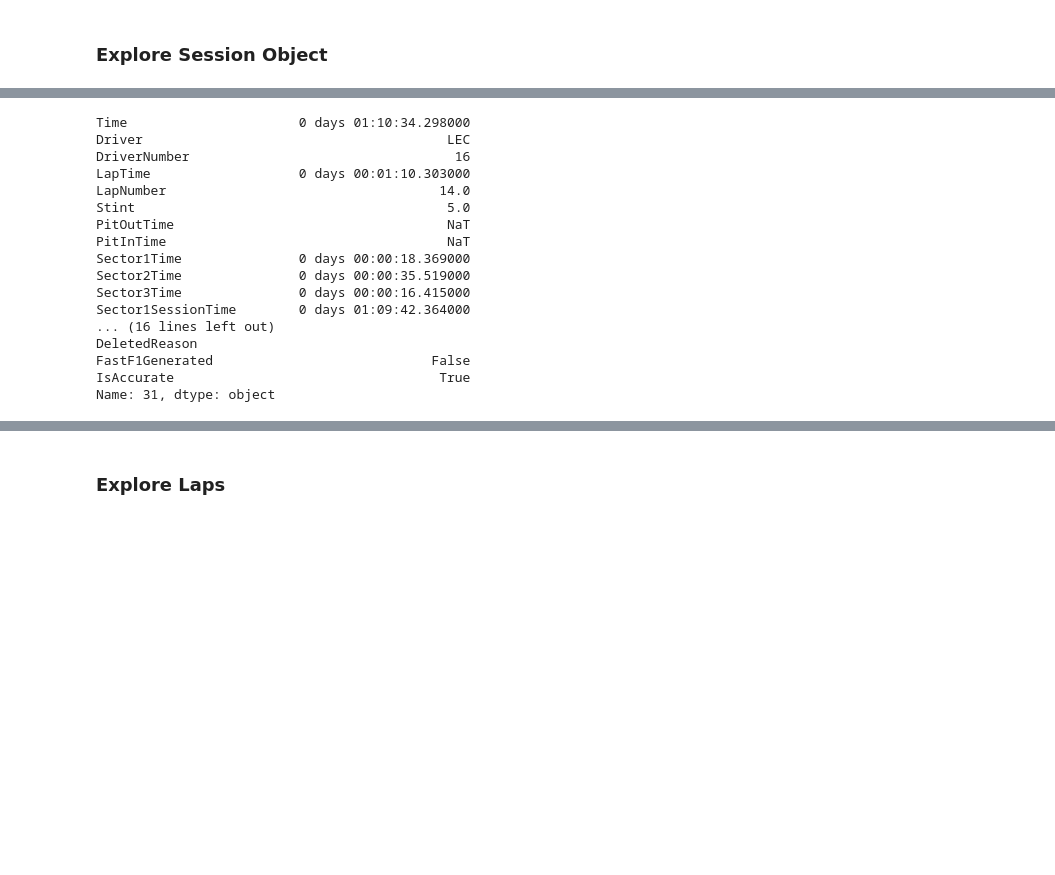
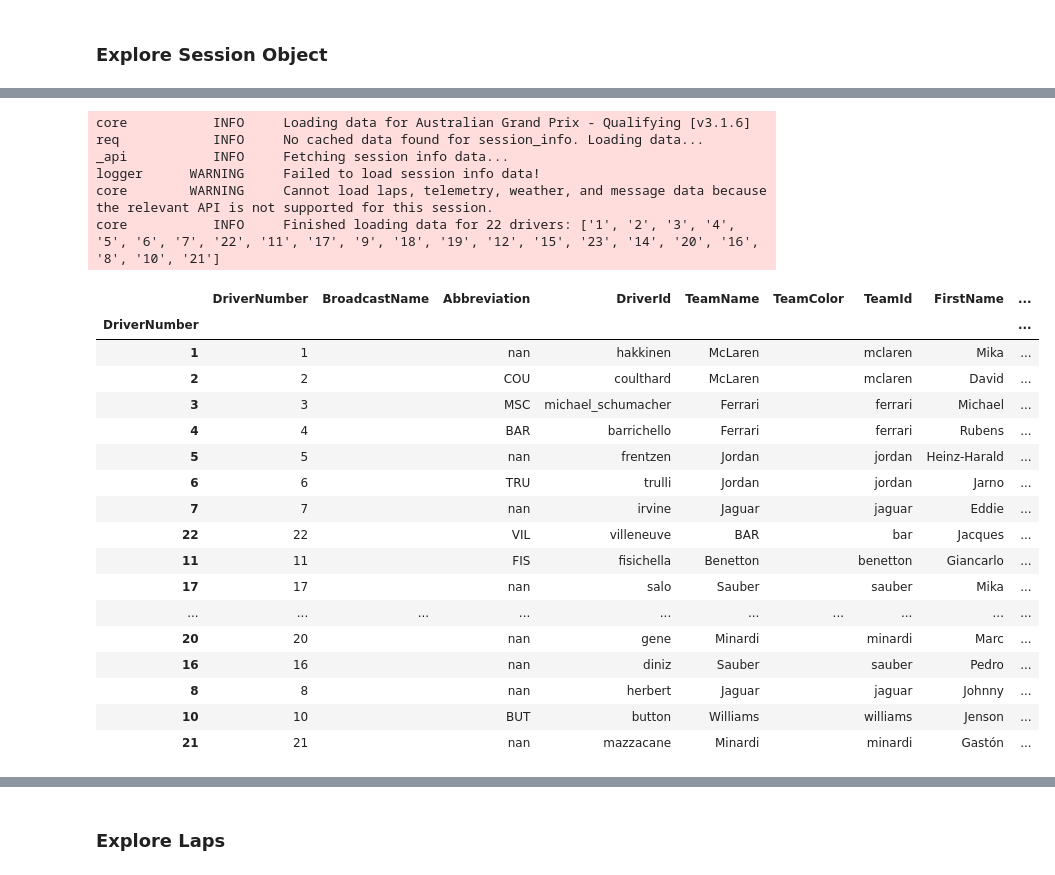
Before and after one commit to AnthonyDalke/f1data, a Jupyter notebook: piastri/docs/fastf1_prototyping.ipynb, the cells around one changed output, grey strips where cells are left out. Cells and saved outputs as stored; diff of their text form; code cells hidden in the pictures; blank space fills up the shorter version.

Commit message:
Began writing functions to iteratively pull session data. Continued prototyping with Jupyter notebook.

```diff
--- a/piastri/docs/fastf1_prototyping.ipynb
+++ b/piastri/docs/fastf1_prototyping.ipynb
@@ -74,20 +17,30 @@ core           INFO     Finished loading data for 20 drivers: ['1', '16', '18',
-# %%
-session_name.laps.pick_driver('LEC').pick_fastest()
-# %% [output]
-Time                      0 days 01:10:34.298000
-Driver                                       LEC
-DriverNumber                                  16
-LapTime                   0 days 00:01:10.303000
-LapNumber                                   14.0
-Stint                                        5.0
-PitOutTime                                   NaT
-PitInTime                                    NaT
-Sector1Time               0 days 00:00:18.369000
-Sector2Time               0 days 00:00:35.519000
-Sector3Time               0 days 00:00:16.415000
-Sector1SessionTime        0 days 01:09:42.364000
-... (16 lines left out)
-DeletedReason
-FastF1Generated                            False
-IsAccurate                                  True
-Name: 31, dtype: object
+# %%
+session_quali = ff1.get_session(2000, 1, 'Q')
+
+session_quali.load()
+session_quali.results
+# %% [output]
+core           INFO     Loading data for Australian Grand Prix - Qualifying [v3.1.6]
+req            INFO     No cached data found for session_info. Loading data...
+_api           INFO     Fetching session info data...
+logger      WARNING     Failed to load session info data!
+core        WARNING     Cannot load laps, telemetry, weather, and message data because the relevant API is not supported for this session.
+core           INFO     Finished loading data for 22 drivers: ['1', '2', '3', '4', '5', '6', '7', '22', '11', '17', '9', '18', '19', '12', '15', '23', '14', '20', '16', '8', '10', '21']
+|  | DriverNumber | BroadcastName | Abbreviation | DriverId | TeamName | TeamColor | TeamId | FirstName | ... |
+| DriverNumber |  |  |  |  |  |  |  |  | ... |
+| 1 | 1 |  | nan | hakkinen | McLaren |  | mclaren | Mika | ... |
+| 2 | 2 |  | COU | coulthard | McLaren |  | mclaren | David | ... |
+| 3 | 3 |  | MSC | michael_schumacher | Ferrari |  | ferrari | Michael | ... |
+| 4 | 4 |  | BAR | barrichello | Ferrari |  | ferrari | Rubens | ... |
+| 5 | 5 |  | nan | frentzen | Jordan |  | jordan | Heinz-Harald | ... |
+| 6 | 6 |  | TRU | trulli | Jordan |  | jordan | Jarno | ... |
+| 7 | 7 |  | nan | irvine | Jaguar |  | jaguar | Eddie | ... |
+| 22 | 22 |  | VIL | villeneuve | BAR |  | bar | Jacques | ... |
+| 11 | 11 |  | FIS | fisichella | Benetton |  | benetton | Giancarlo | ... |
+| 17 | 17 |  | nan | salo | Sauber |  | sauber | Mika | ... |
+| ... | ... | ... | ... | ... | ... | ... | ... | ... | ... |
+| 20 | 20 |  | nan | gene | Minardi |  | minardi | Marc | ... |
+| 16 | 16 |  | nan | diniz | Sauber |  | sauber | Pedro | ... |
+| 8 | 8 |  | nan | herbert | Jaguar |  | jaguar | Johnny | ... |
+| 10 | 10 |  | BUT | button | Williams |  | williams | Jenson | ... |
+| 21 | 21 |  | nan | mazzacane | Minardi |  | minardi | Gastón | ... |
```
Also changed, not shown: parts of 5 cells of this notebook, 1 other file.
